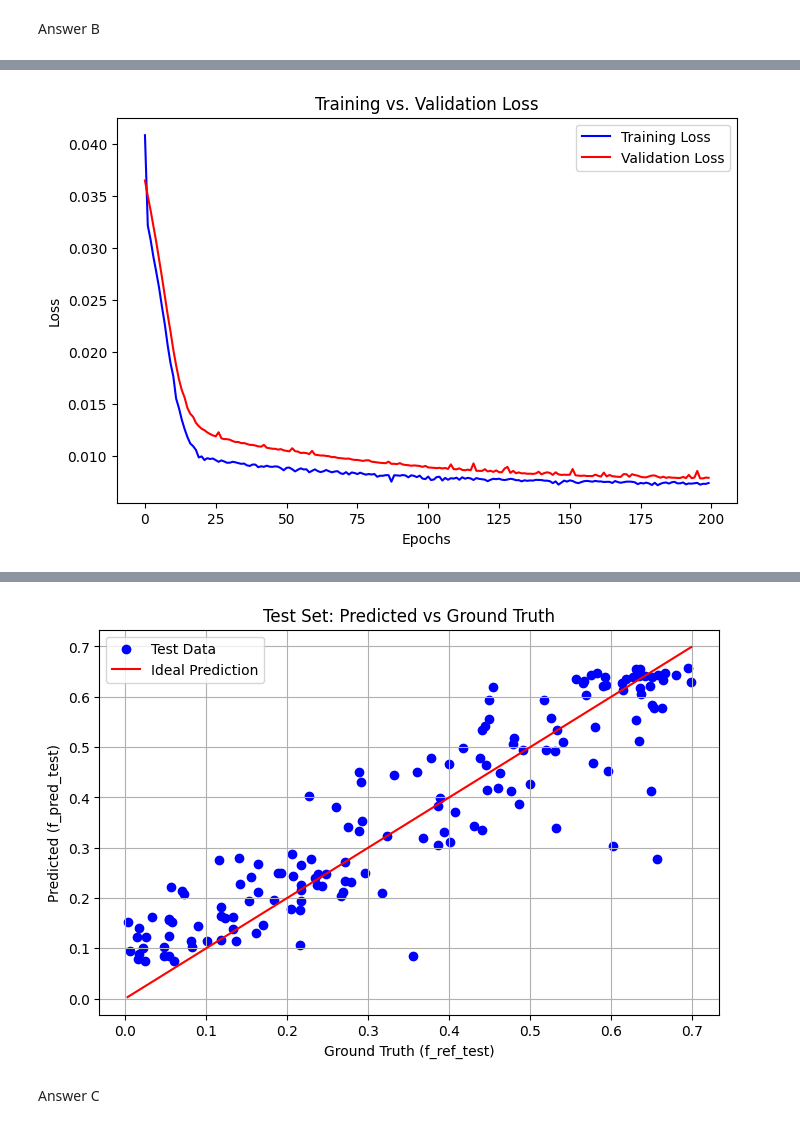
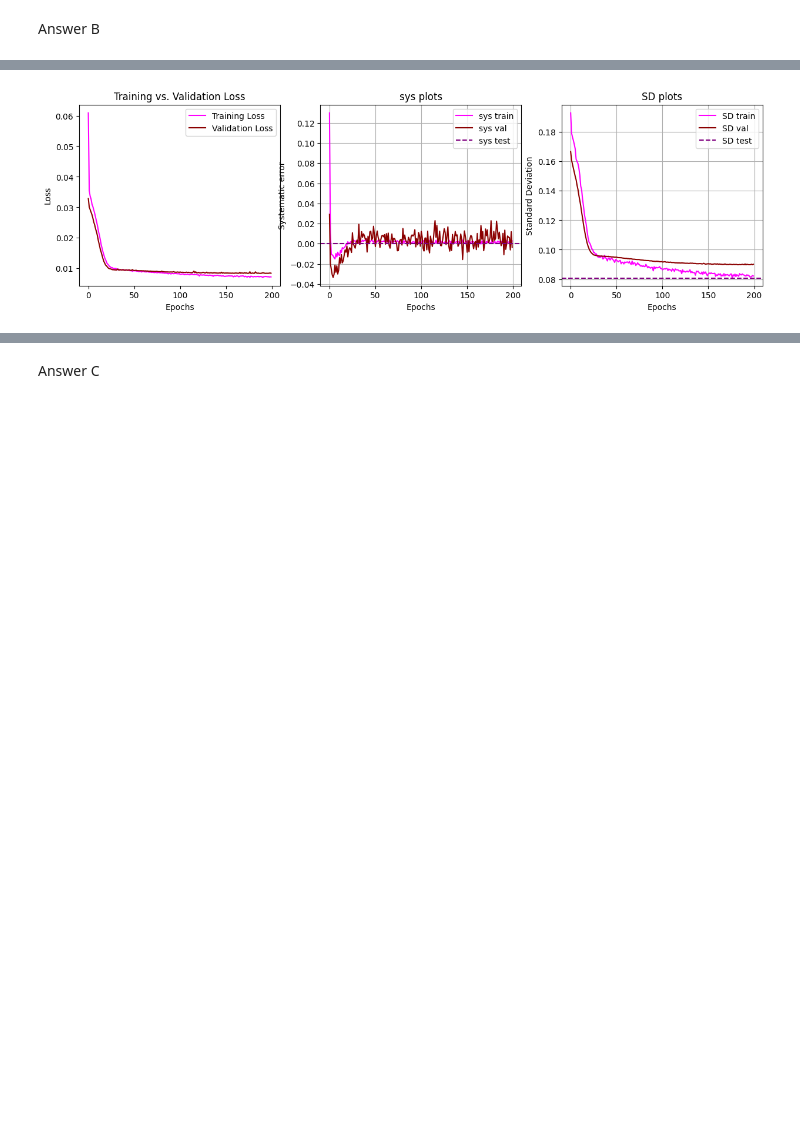
Before and after one commit to zoeazra/AI4MedicalImaging, a Jupyter notebook: Assignment 1/exercise_1.ipynb, the cells around one changed output, grey strips where cells are left out. Cells and saved outputs as stored; diff of their text form; code cells hidden in the pictures; blank space fills up the shorter version.

```diff
--- a/Assignment 1/exercise_1.ipynb
+++ b/Assignment 1/exercise_1.ipynb
@@ -327,6 +330,8 @@ def train_val_network(model, trainloader, inferloader, testloader, loss_module,
     val_losses = []
     val_sys_errors = []
     val_SD_errors = []
+    train_sys_errors = []
+    train_SD_errors = []
 
     for epoch in range(epochs):
         # initiate losses to 0
@@ -366,6 +371,8 @@ def train_val_network(model, trainloader, inferloader, testloader, loss_module,
         # calculate the mean (sys error) and square of mean (SD).
         SD_train = np.sqrt(SD_train/trainloader.__len__())
         sys_train = sys_train/trainloader.__len__()
+        train_sys_errors.append(sys_train)
+        train_SD_errors.append(SD_train)
 
         # set model to evaluation mode
         model.eval()
@@ -430,7 +437,7 @@ def train_val_network(model, trainloader, inferloader, testloader, loss_module,
             wandb.log({"data_plot_val epoch " + str(epoch): wandb.plot.scatter(table_val, "f_ref_val", "f_pred_val", title=f'epoch{epoch}')})
 
 
-    return train_losses, val_losses, val_sys_errors, val_SD_errors
+    return train_losses, val_losses, val_sys_errors, val_SD_errors, train_sys_errors, train_SD_errors
 # %% [markdown]
 Answer B
 # %%
@@ -478,36 +485,47 @@ def test_network(model, trainloader, inferloader, testloader, device, loss_modul
     return f_ref_test_list, f_pred_test_list, test_loss_f, SD_test, sys_test
 # %%
 model, trainloader, inferloader, testloader, loss_module, device, optimizer = create_data_model('test')
-train_losses, val_losses, sys_val, SD_val = train_val_network(model, trainloader, inferloader, testloader, loss_module, device, optimizer, epochs=200)
+train_losses, val_losses, sys_val, SD_val, sys_train, SD_train = train_val_network(model, trainloader, inferloader, testloader, loss_module, device, optimizer, epochs=200)
+
+fig, axes = plt.subplots(1, 3, figsize=(15,4))
 
 # Plot training vs. validation loss
-plt.figure(figsize=(8, 5))
-plt.plot(range(len(train_losses)), train_losses, label="Training Loss", color="blue")
-plt.plot(range(len(val_losses)), val_losses, label="Validation Loss", color="red")
-plt.xlabel("Epochs")
-plt.ylabel("Loss")
-plt.title("Training vs. Validation Loss")
-plt.legend()
-plt.show()
+axes[0].plot(range(len(train_losses)), train_losses, label="Training Loss", color="magenta")
+axes[0].plot(range(len(val_losses)), val_losses, label="Validation Loss", color="darkred")
+axes[0].set_xlabel("Epochs")
+axes[0].set_ylabel("Loss")
+axes[0].set_title("Training vs. Validation Loss")
+axes[0].legend()
 
 f_ref_test, f_pred_test, test_loss_f, SD_test, sys_test = test_network(model, trainloader, inferloader, testloader, device, loss_module)
 f_ref_test = torch.cat(f_ref_test).cpu().detach().numpy()
 f_pred_test = torch.cat(f_pred_test).cpu().detach().numpy()
 
+
+
+# Plot the results
+axes[1].plot(range(len(train_losses)), sys_train, color="magenta", label="sys train")
+axes[1].plot(range(len(val_losses)), sys_val, color="darkred", label="sys val")
+axes[1].axhline(sys_test, color="purple", label="sys test", linestyle = "--")
+axes[1].set_xlabel("Epochs")
+axes[1].set_ylabel("Systematic error")
+axes[1].set_title("sys plots")
+axes[1].legend()
+axes[1].grid(True)
+
+axes[2].plot(range(len(train_losses)), SD_train, color="magenta", label="SD train")
+axes[2].plot(range(len(val_losses)), SD_val, color="darkred", label="SD val")
+axes[2].axhline(SD_test, color="purple", label="SD test", linestyle = "--")
+axes[2].set_xlabel("Epochs")
+axes[2].set_ylabel("Standard Deviation")
+axes[2].set_title("SD plots")
+axes[2].legend()
+axes[2].grid(True)
+plt.show()
+
 print(f"Final Test Loss: {test_loss_f}")
 print(f"Final Validation Loss: {val_losses[-1]}")
 print(f"Final Training Loss: {train_losses[-1]}")
-
-# Plot the results
-plt.figure(figsize=(8, 5))
-plt.scatter(f_ref_test, f_pred_test, color='blue', label="Test Data")
-plt.plot([min(f_ref_test), max(f_ref_test)], [min(f_ref_test), max(f_ref_test)], color="red", label="Ideal Prediction")
-plt.xlabel("Ground Truth (f_ref_test)")
-plt.ylabel("Predicted (f_pred_test)")
-plt.title("Test Set: Predicted vs Ground Truth")
-plt.legend()
-plt.grid(True)
-plt.show()
 # %% [output]
 [interactive output not drawn]
-[figure, old version]
+[figure, new version]
@@ -517,4 +535,3 @@ Final Training Loss: 0.00737394574423169
-[figure, removed]
 # %% [markdown]
 Answer C
 # %%
```
Also changed, not shown: parts of 12 cells of this notebook.
